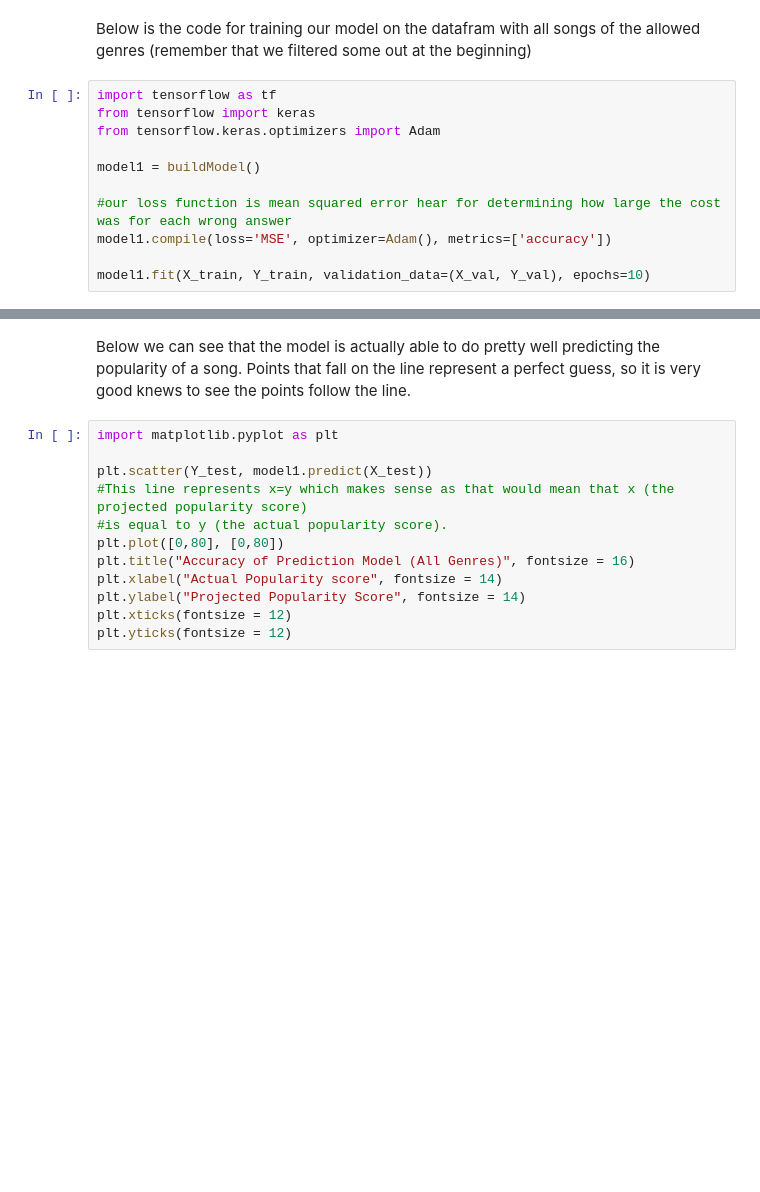
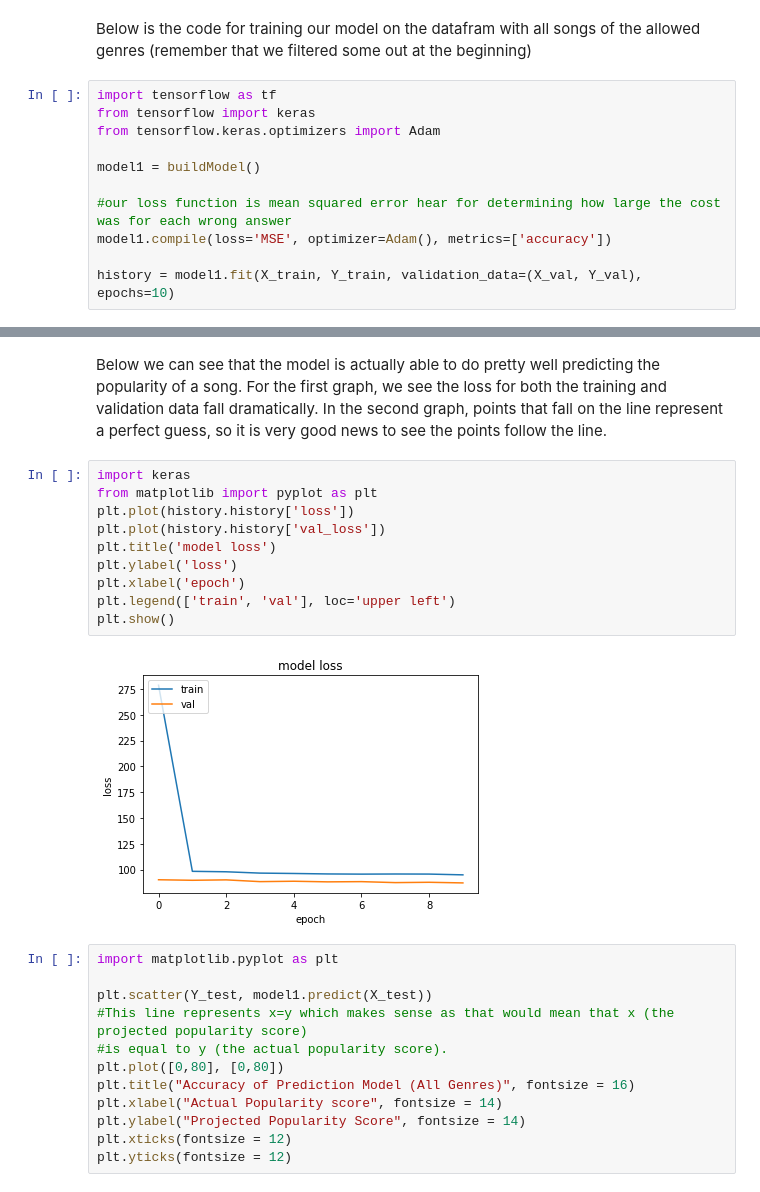
Before and after one commit to cbirkenstock/SpotifyPopularityPredictor, a Jupyter notebook: Big_Data_Final.ipynb, the cells around one changed output, grey strips where cells are left out. Cells and saved outputs as stored; diff of their text form; blank space fills up the shorter version.

```diff
--- a/Big_Data_Final.ipynb
+++ b/Big_Data_Final.ipynb
@@ -218,6 +367,6 @@ model1 = buildModel()
 #our loss function is mean squared error hear for determining how large the cost was for each wrong answer
 model1.compile(loss='MSE', optimizer=Adam(), metrics=['accuracy'])
 
-model1.fit(X_train, Y_train, validation_data=(X_val, Y_val), epochs=10)
+history = model1.fit(X_train, Y_train, validation_data=(X_val, Y_val), epochs=10)
 # %% [output]
 Epoch 1/10
@@ -244,5 +392,17 @@ Epoch 10/10
 # %% [markdown]
-Below we can see that the model is actually able to do pretty well predicting the popularity of a song. Points that fall on the line represent a perfect guess, so it is very good knews to see the points follow the line.
+Below we can see that the model is actually able to do pretty well predicting the popularity of a song. For the first graph, we see the loss for both the training and validation data fall dramatically. In the second graph, points that fall on the line represent a perfect guess, so it is very good news to see the points follow the line.
+# %%
+import keras
+from matplotlib import pyplot as plt
+plt.plot(history.history['loss'])
+plt.plot(history.history['val_loss'])
+plt.title('model loss')
+plt.ylabel('loss')
+plt.xlabel('epoch')
+plt.legend(['train', 'val'], loc='upper left')
+plt.show()
+# %% [output]
+[figure, added]
 # %%
 import matplotlib.pyplot as plt
 
```
Also changed, not shown: parts of 27 cells of this notebook, 1 other file.
